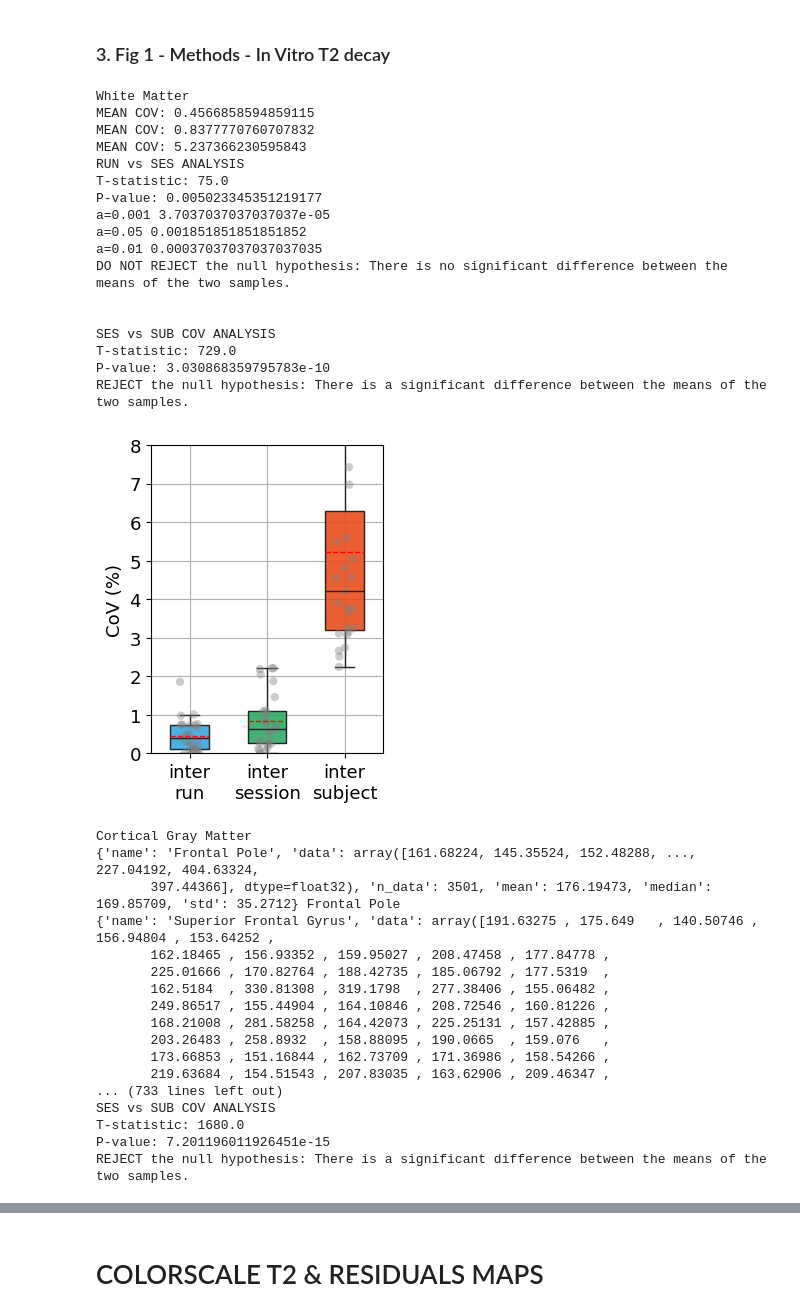
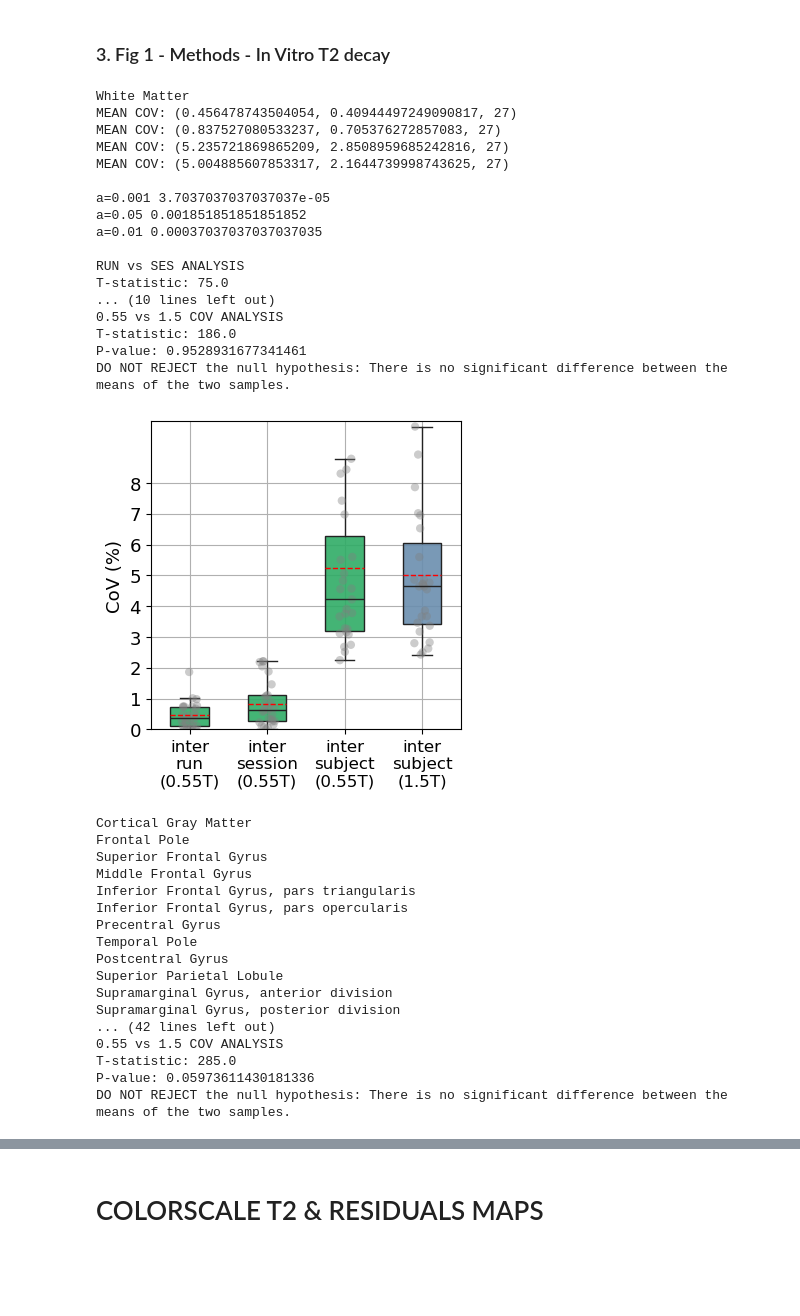
Before and after one commit to Medical-Image-Analysis-Laboratory/fetal_t2mapping, a Jupyter notebook: notebooks/20240910_ada_jmri.ipynb, the cells around one changed output, grey strips where cells are left out. Saved outputs shown, nothing was run; the diff lists cells and outputs as text; code cells hidden in the pictures; blank space fills up the shorter version.

```diff
--- a/notebooks/20240910_ada_jmri.ipynb
+++ b/notebooks/20240910_ada_jmri.ipynb
@@ -28,15 +44,11 @@ ModuleNotFoundError: No module named 'utils'
 # %% [markdown]
 # 3. IMPORT T2 MAPS/RECONSTRUCTION/FETA/JHU/HO MAPS & LABELS
 # %%
-from dcm_utils import csv2df
-from qmri_utils import *
-from ada_utils import *
-
 
 #0.55  Tesla
 bids_path = '/home/mroulet/Documents/Data/qMRI/CHUV/freemax/projects/'
 csv_path = '/home/mroulet/Documents/Data/qMRI/CHUV/freemax/dicom/logs/'
-t2map_dir = "recon_1mm_t2map"
+t2map_dir = "recon_1mm_t2map_no_prior_jmri"
 
 # PRJ-004
 csvs = ['2024083017_17510000.csv', # Emeline ses-01
@@ -51,7 +63,18 @@ csvs = ['2024083017_17510000.csv', # Emeline ses-01
         '2024091322_27490000.csv', # Felice ses-01
         '2024092720_10110000.csv', # Nataliia ses-01
         '2024092719_10310000.csv', # Andreea ses-01
-        '2024102120_48480000.csv' # Jaime ses-01
+        '2024102120_48480000.csv', # Jaime ses-01
+        # HIGH FIELD
+        '2024083019_26300000.csv', # Emeline sub-002_ses-02
+        '2024090322_28560000.csv', # Misha sub-003_ses-02
+        '2024090619_26370000.csv', # Alyssa sub-004_ses-02
+        '2024090812_21470000.csv', # Rizhong sub-005_ses-02
+        '2024091021_57280000.csv', # Yasser sub-006_ses-02
+        '2024091319_13240000.csv', # Michael sub-007_ses-02
+        '2024091318_13560000.csv', # Felice sub-008_ses-02
+        '2024092721_25410000.csv', # Nataliia sub-009_ses-02
+        '2024102616_18560000.csv', # Andreea sub-010_ses-02
+        '2024102122_28450000.csv' # Jaime sub-011_ses-02
         ]
 
 # Import metadata from logs
@@ -143,41 +171,41 @@ for index, data in t2[sub][ses].items():
 # %%
 wm_lst = [3,4,5,17,18,19,20,21,22,23,24,25,26,27,28,29,30,31,32,33,34,35,36,41,42,45,46]
 gm_lst = [1,2,3,4,5,6,7,8,11,12,13,14,15,16,17,18,19,20,21,22,23,24,25,26,27,28,29,30,31,32,33,34,35,36,37,38,39,40,42,43,48]
 
-plot_cov_boxplot(t2jhu,t2ho,wm_lst, gm_lst)
+plot_cov_boxplot_new(t2jhu,t2ho,wm_lst, gm_lst)
 # %% [output]
 White Matter
-MEAN COV: 0.4566858594859115
-MEAN COV: 0.8377770760707832
-MEAN COV: 5.237366230595843
-RUN vs SES ANALYSIS
-T-statistic: 75.0
-P-value: 0.005023345351219177
+MEAN COV: (0.456478743504054, 0.40944497249090817, 27)
+MEAN COV: (0.837527080533237, 0.705376272857083, 27)
+MEAN COV: (5.235721869865209, 2.8508959685242816, 27)
+MEAN COV: (5.004885607853317, 2.1644739998743625, 27)
+
 a=0.001 3.7037037037037037e-05
 a=0.05 0.001851851851851852
 a=0.01 0.00037037037037037035
+
+RUN vs SES ANALYSIS
+T-statistic: 75.0
+... (10 lines left out)
+0.55 vs 1.5 COV ANALYSIS
+T-statistic: 186.0
+P-value: 0.9528931677341461
 DO NOT REJECT the null hypothesis: There is no significant difference between the means of the two samples.
-
-
-SES vs SUB COV ANALYSIS
-T-statistic: 729.0
-P-value: 3.030868359795783e-10
-REJECT the null hypothesis: There is a significant difference between the means of the two samples.
-[figure, old version]
+[figure, new version]
 Cortical Gray Matter
-{'name': 'Frontal Pole', 'data': array([161.68224, 145.35524, 152.48288, ..., 227.04192, 404.63324,
-       397.44366], dtype=float32), 'n_data': 3501, 'mean': 176.19473, 'median': 169.85709, 'std': 35.2712} Frontal Pole
-{'name': 'Superior Frontal Gyrus', 'data': array([191.63275 , 175.649   , 140.50746 , 156.94804 , 153.64252 ,
-       162.18465 , 156.93352 , 159.95027 , 208.47458 , 177.84778 ,
-       225.01666 , 170.82764 , 188.42735 , 185.06792 , 177.5319  ,
-       162.5184  , 330.81308 , 319.1798  , 277.38406 , 155.06482 ,
-       249.86517 , 155.44904 , 164.10846 , 208.72546 , 160.81226 ,
-       168.21008 , 281.58258 , 164.42073 , 225.25131 , 157.42885 ,
-       203.26483 , 258.8932  , 158.88095 , 190.0665  , 159.076   ,
-       173.66853 , 151.16844 , 162.73709 , 171.36986 , 158.54266 ,
-       219.63684 , 154.51543 , 207.83035 , 163.62906 , 209.46347 ,
-... (733 lines left out)
-SES vs SUB COV ANALYSIS
-T-statistic: 1680.0
-P-value: 7.201196011926451e-15
-REJECT the null hypothesis: There is a significant difference between the means of the two samples.
+Frontal Pole
+Superior Frontal Gyrus
+Middle Frontal Gyrus
+Inferior Frontal Gyrus, pars triangularis
+Inferior Frontal Gyrus, pars opercularis
+Precentral Gyrus
+Temporal Pole
+Postcentral Gyrus
+Superior Parietal Lobule
+Supramarginal Gyrus, anterior division
+Supramarginal Gyrus, posterior division
+... (42 lines left out)
+0.55 vs 1.5 COV ANALYSIS
+T-statistic: 285.0
+P-value: 0.05973611430181336
+DO NOT REJECT the null hypothesis: There is no significant difference between the means of the two samples.
```
Also changed, not shown: parts of 16 cells of this notebook, 7 other files.
